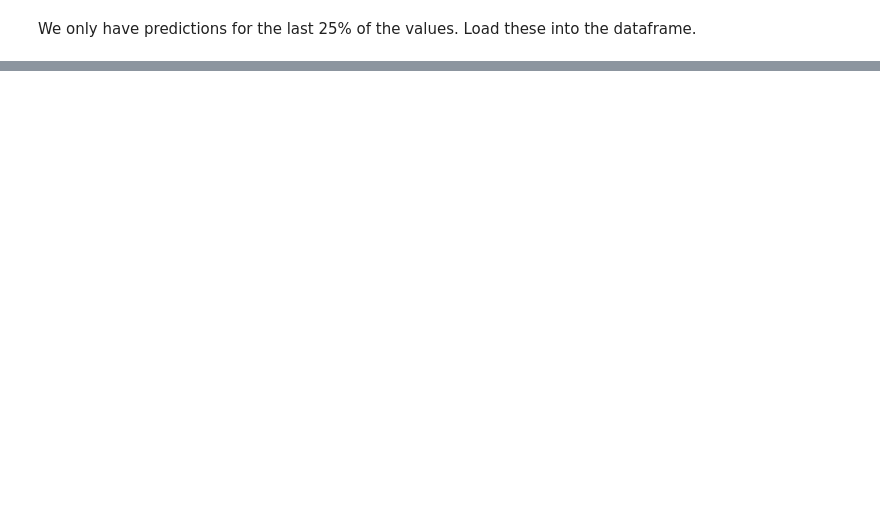
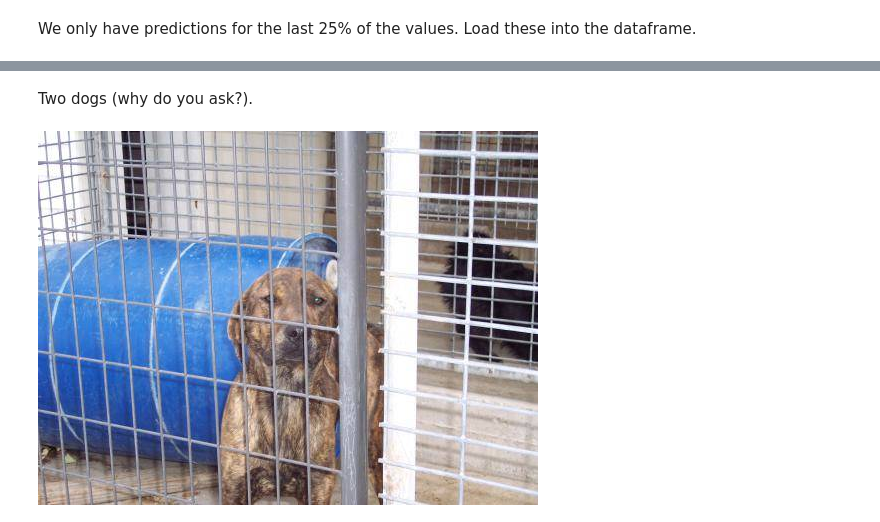
Before and after one commit to james-pearce/dl, a Jupyter notebook: notebooks/01-refine-dogscats.ipynb, the cells around one changed output, grey strips where cells are left out. Cells and saved outputs as stored; diff of their text form; code cells hidden in the pictures; blank space fills up the shorter version.

```diff
--- a/notebooks/01-refine-dogscats.ipynb
+++ b/notebooks/01-refine-dogscats.ipynb
@@ -44,0 +293,6 @@ dogscats_df.loc[i:, 'pred_00'] = np.load('predictions.npy')
+# %% [markdown]
+Two dogs (why do you ask?).
+# %%
+Image("/Users/jamespearce/repos/dl/data/dogscats/train/dog.7223.jpg")
+# %% [output]
+[figure, added]
```
Also changed, not shown: parts of 33 cells of this notebook, 1 other file.
